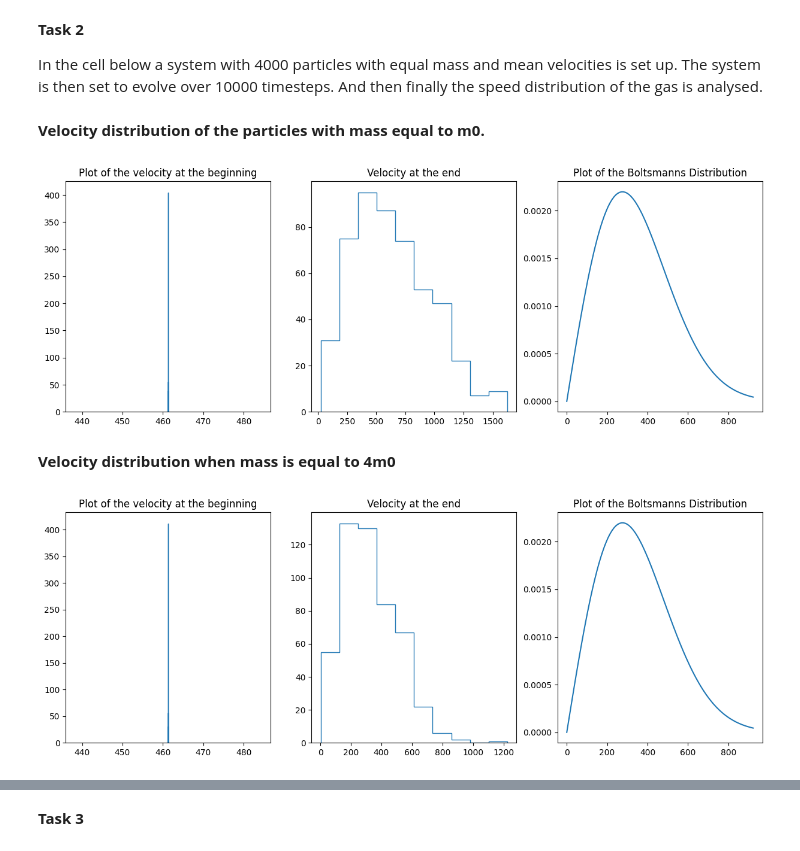
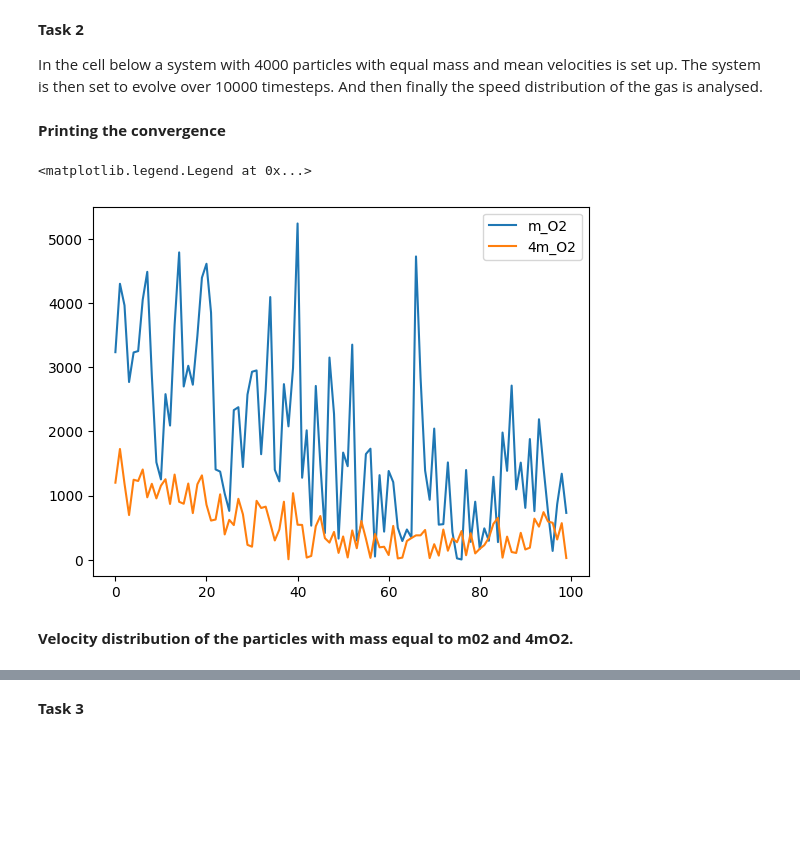
Before and after one commit to malanmyri/Event-Driven-Motion, a Jupyter notebook: Assignment 1.ipynb, the cells around one changed output, grey strips where cells are left out. Saved outputs shown, nothing was run; the diff lists cells and outputs as text; code cells hidden in the pictures; blank space fills up the shorter version.

```diff
--- a/Assignment 1.ipynb
+++ b/Assignment 1.ipynb
@@ -237,9 +81,0 @@ vel_end = system_1.return_velocities()
-# %%
-vel_start = system_1.return_velocities()
-
-for time in range(2):
-    times = 1000
-    system_1.update(times)
-    system_1.convergence()
-
-vel_end = system_1.return_velocities()
@@ -288,5 +112,0 @@ system_2.find_collisions()
-# %%
-vel_start_2 = system_2.return_velocities()
-times = 4000
-system_2.update(times)
-vel_end_2 = system_2.return_velocities()
@@ -299,14 +113,38 @@ vel_end_4m0 = vel_end_2[int(system_2.num_particles/2):]
+# %%
+# Initial Conditions
+num_particles =2000
+n = num_particles/mol      #Number of moles
+V = Van(n)                        #Volume of the box as calculated from Van der Waals
+x_b = y_b = V**(1/3)           #Box boundaries given in meters
+elasticity = 1
+tc = 0
+mass = [m_O2, 4*m_O2]
+radius = [r_02]
+
+system_2 = system(num_particles, elasticity,x_b, y_b,mean_velocity,mass,radius, tc)     # Initializing the system
+system_2.uniform_particles()                                                            # Putting the particles in the box with a uniform distribution
+system_2.find_collisions()
+# %%
+vel_start = system_2.return_velocities()
+for time in range(100):
+    times = 60
+    system_2.update(times)
+    system_2.convergence()
+    print(time, end=" ")
+vel_end = system_2.return_velocities()
+# %% [markdown]
+**Printing the convergence**
+# %%
+convergence = np.array(system_2.list_of_differences)
+convergence_m_O2 = convergence[:,0]
+convergence_4m_O2 = convergence[:,1]
+
+fig, ax = plt.subplots()
+ax.plot(convergence_m_O2, label = "m_O2")
+ax.plot(convergence_4m_O2, label = "4m_O2")
+plt.legend()
+# %% [output]
+<matplotlib.legend.Legend at 0x...>
+[figure, added]
 # %% [markdown]
-**Velocity distribution of the particles with mass equal to m0.**
+**Velocity distribution of the particles with mass equal to m02 and 4mO2.**
-# %%
-figure_2m0 = Boltzmann_comparison(vel_start_m0, vel_end_m0, np.linspace(0,mean_velocity*2,100) )
-plt.show()
-# %% [output]
-[figure, removed]
-# %% [markdown]
-**Velocity distribution when mass is equal to 4m0**
-# %%
-figure_24m0 = Boltzmann_comparison(vel_start_4m0, vel_end_4m0, np.linspace(0,mean_velocity*2,100) )
-plt.show()
-# %% [output]
-[figure, removed]
```
Also changed, not shown: parts of 57 cells of this notebook, 4 other files.
